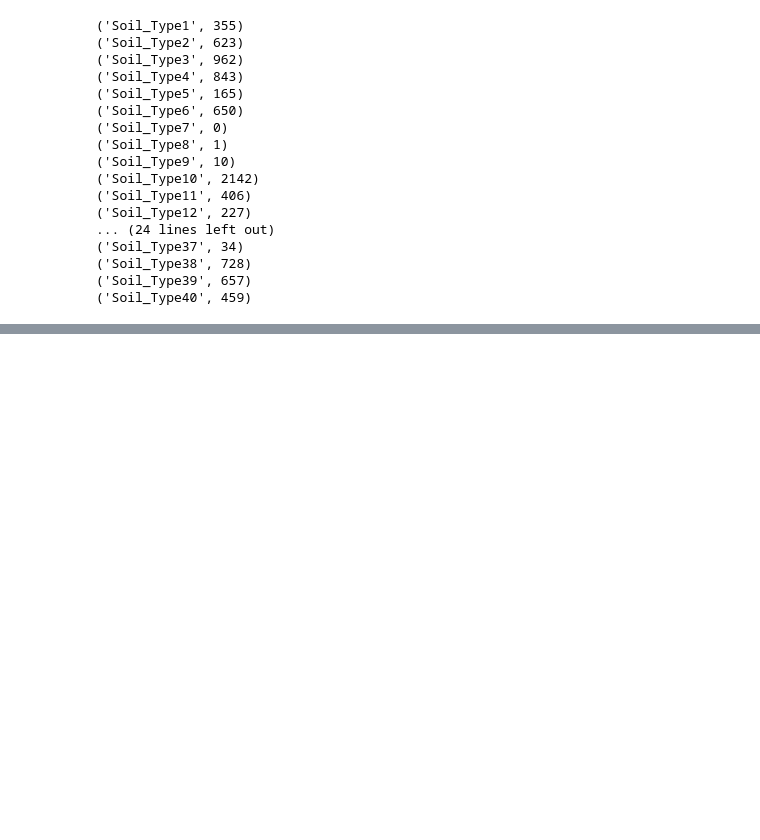
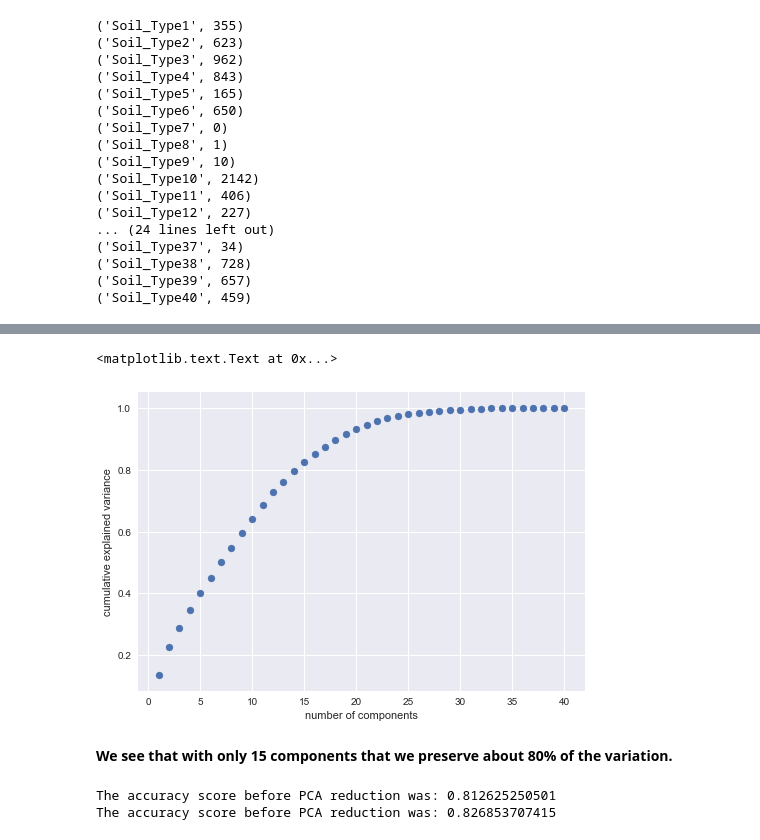
Before and after one commit to chingnaw/W207_Final, a Jupyter notebook: notebooks/Forest_Cover_FINAL.ipynb, the cells around one changed output, grey strips where cells are left out. Drawn from its saved outputs; the diff is of its cells as text; code cells hidden in the pictures; blank space fills up the shorter version.

```diff
--- a/notebooks/Forest_Cover_FINAL.ipynb
+++ b/notebooks/Forest_Cover_FINAL.ipynb
@@ -215,0 +252,27 @@ plt.show()
+# %%
+#Mean distance to Distrubances
+means_train = pd.DataFrame()
+means_test = pd.DataFrame()
+
+means_train['Mean_Disturbances'] = (X_train.Horizontal_Distance_To_Fire_Points + X_train.Horizontal_Distance_To_Hydrology + X_train.Horizontal_Distance_To_Roadways) / 3
+means_test['Mean_Disturbances'] = (X_test.Horizontal_Distance_To_Fire_Points + X_test.Horizontal_Distance_To_Hydrology + X_test.Horizontal_Distance_To_Roadways) / 3
+
+means_train.index = X_train.index
+means_test.index = X_test.index
+
+X_train_means = pd.concat([X_train,means_train], axis =1, join_axes=[X_train.index])
+X_test_means = pd.concat([X_test,means_test], axis=1, join_axes=[X_test.index])
+
+# Test on a model
+
+without_mean = []
+with_mean = []
+for i in range(10):
+    log = RandomForestClassifier()
+    log.fit(X_train, y_train)
+    without_mean.append(log.score(X_test, y_test))
+
+    log.fit(X_train_means, y_train)
+    with_mean.append(log.score(X_test_means, y_test))
+print "Accuracy without extra mean feature is {}".format(np.mean(without_mean))
+print "Accuracy without extra mean feature is {}".format(np.mean(with_mean))
@@ -215,0 +307,47 @@ plt.show()
+# %%
+# Separate soil data from X_train
+
+X_train_less_soil = X_train.drop([i for i in X_train.columns if "Soil_Type" in i],axis=1)
+X_test_less_soil = X_test.drop([i for i in X_test.columns if "Soil_Type" in i],axis=1)
+
+soil_train = X_train[[i for i in X_train.columns if "Soil_Type" in i]]
+soil_test = X_test[[i for i in X_test.columns if "Soil_Type" in i]]
+
+pca = PCA(n_components=40)
+pca.fit(soil_train)
+plt.scatter(range(1,41),np.cumsum(pca.explained_variance_ratio_))
+plt.xlabel('number of components')
+plt.ylabel('cumulative explained variance')
+# %% [output]
+<matplotlib.text.Text at 0x...>
+[figure, added]
+# %% [markdown]
+**We see that with only 15 components that we preserve about 80% of the variation.**
+# %%
+# Fit PCA and transform train and test data
+p = PCA(n_components=15)
+pca_soil_train = p.fit_transform(soil_train)
+pca_soil_test = p.transform(soil_test)
+
+# Convert back to Dataframes
+pca_soil_train = pd.DataFrame(pca_soil_train)
+pca_soil_test = pd.DataFrame(pca_soil_test)
+
+# Make sure they're still on same index
+pca_soil_train.index = soil_train.index
+pca_soil_test.index = soil_test.index
+
+# Put data back together
+soil_pca_X_train = pd.concat([X_train_less_soil,pca_soil_train],axis=1,join_axes=[X_train_less_soil.index])
+soil_pca_X_test = pd.concat([X_test_less_soil,pca_soil_test],axis=1,join_axes=[X_test_less_soil.index])
+
+RF = RandomForestClassifier()
+
+RF.fit(X_train, y_train)
+print("The accuracy score before PCA reduction was: {}".format(RF.score(X_test, y_test)))
+
+RF.fit(soil_pca_X_train, y_train)
+print("The accuracy score before PCA reduction was: {}".format(RF.score(soil_pca_X_test, y_test)))
+# %% [output]
+The accuracy score before PCA reduction was: 0.812625250501
+The accuracy score before PCA reduction was: 0.826853707415
```
Also changed, not shown: parts of 20 cells of this notebook.
